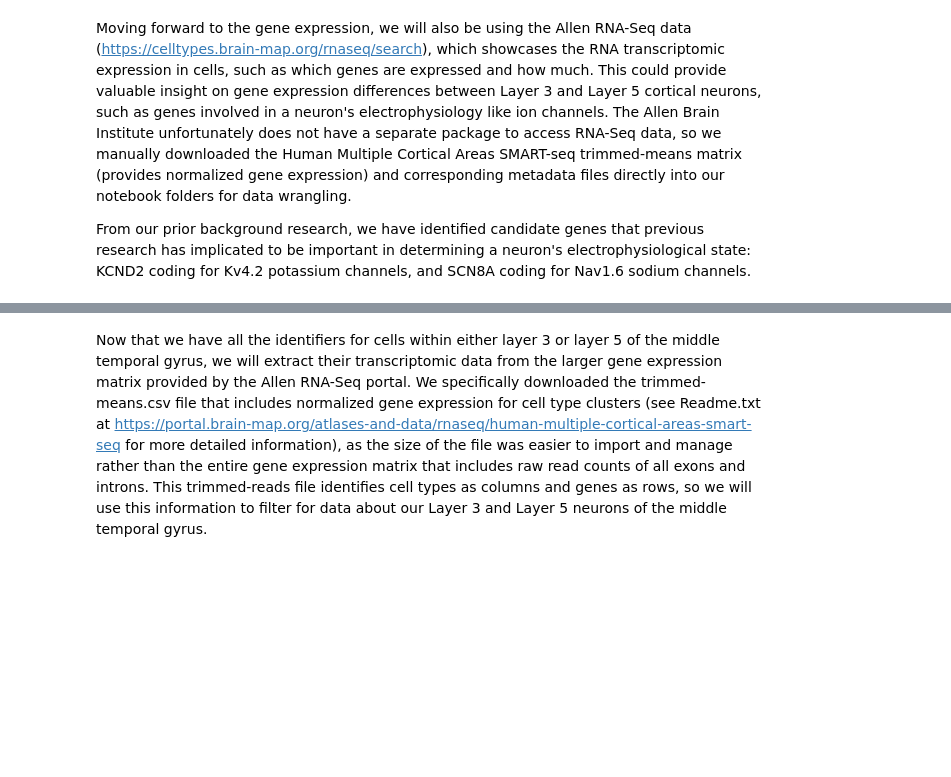
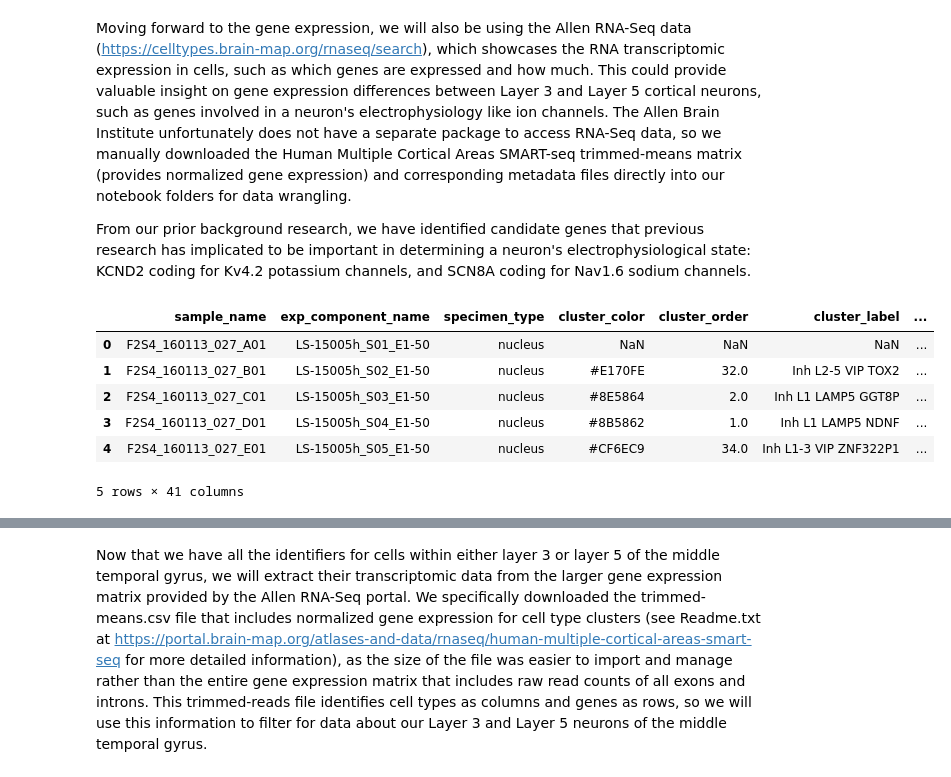
Before and after one commit to cbn003/CellTypes, a Jupyter notebook: CellTypesProject.ipynb, the cells around one changed output, grey strips where cells are left out. Saved outputs shown, nothing was run; the diff lists cells and outputs as text; code cells hidden in the pictures; blank space fills up the shorter version.

```diff
--- a/CellTypesProject.ipynb
+++ b/CellTypesProject.ipynb
@@ -223,4 +223,17 @@ Figure 2. Furthermore, to see if our data follows a normal distribution pattern,
 Moving forward to the gene expression, we will also be using the Allen RNA-Seq data (https://celltypes.brain-map.org/rnaseq/search), which showcases the RNA transcriptomic expression in cells, such as which genes are expressed and how much. This could provide valuable insight on gene expression differences between Layer 3 and Layer 5 cortical neurons, such as genes involved in a neuron's electrophysiology like ion channels. The Allen Brain Institute unfortunately does not have a separate package to access RNA-Seq data, so we manually downloaded the Human Multiple Cortical Areas SMART-seq trimmed-means matrix (provides normalized gene expression) and corresponding metadata files directly into our notebook folders for data wrangling.
 
 From our prior background research, we have identified candidate genes that previous research has implicated to be important in determining a neuron's electrophysiological state: KCND2 coding for Kv4.2 potassium channels, and SCN8A coding for Nav1.6 sodium channels.
+# %%
+# Uploading the metadata file provided by the Human Multiple Cortical Areas SMART-seq database
+gene_metadata = pd.read_csv('metadata_new.csv')
+gene_metadata = pd.DataFrame(gene_metadata)
+gene_metadata.head(5)
+# %% [output]
+|  | sample_name | exp_component_name | specimen_type | cluster_color | cluster_order | cluster_label | ... |
+| 0 | F2S4_160113_027_A01 | LS-15005h_S01_E1-50 | nucleus | NaN | NaN | NaN | ... |
+| 1 | F2S4_160113_027_B01 | LS-15005h_S02_E1-50 | nucleus | #E170FE | 32.0 | Inh L2-5 VIP TOX2 | ... |
+| 2 | F2S4_160113_027_C01 | LS-15005h_S03_E1-50 | nucleus | #8E5864 | 2.0 | Inh L1 LAMP5 GGT8P | ... |
+| 3 | F2S4_160113_027_D01 | LS-15005h_S04_E1-50 | nucleus | #8B5862 | 1.0 | Inh L1 LAMP5 NDNF | ... |
+| 4 | F2S4_160113_027_E01 | LS-15005h_S05_E1-50 | nucleus | #CF6EC9 | 34.0 | Inh L1-3 VIP ZNF322P1 | ... |
+5 rows × 41 columns
 # %%
```
Also changed, not shown: parts of 3 cells of this notebook.
